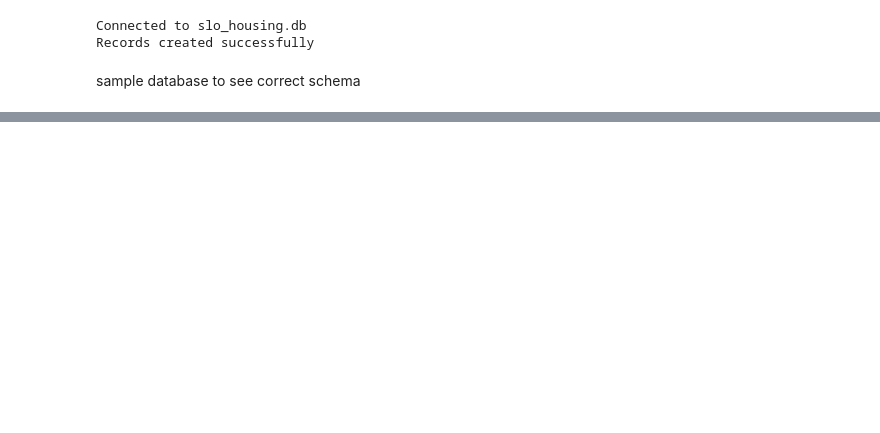
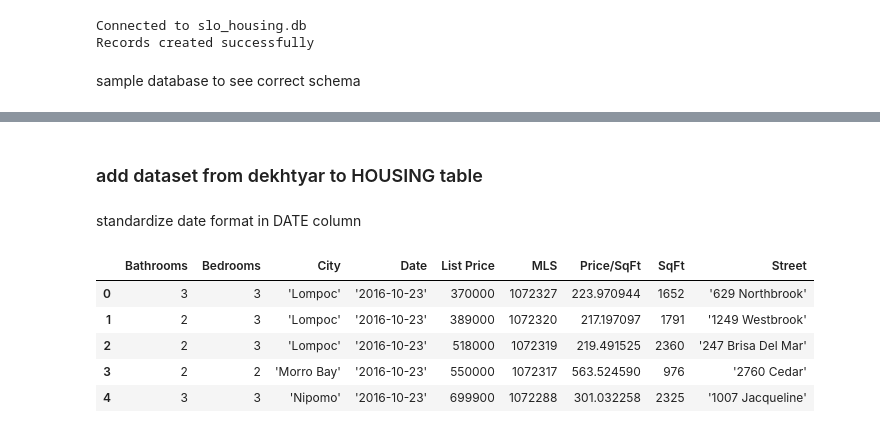
Before and after one commit to cgels/SLOHousingClassification, a Jupyter notebook: SLO Housing Scraper V2.0.ipynb, the cells around one changed output, grey strips where cells are left out. Drawn from its saved outputs; the diff is of its cells as text; code cells hidden in the pictures; blank space fills up the shorter version.

```diff
--- a/SLO Housing Scraper V2.0.ipynb
+++ b/SLO Housing Scraper V2.0.ipynb
@@ -135,0 +84,26 @@ slo_houses.select_row("select count(*) from houses h group by h.MLS_ID")
+# %% [markdown]
+### add dataset from dekhtyar to HOUSING table
+# %%
+master = pd.read_csv("data/HousingSLO-Master.csv")[["Bathrooms", "Bedrooms", "City", "Date", "List Price", "MLS", "Price/SqFt", "SqFt", "Street"]]
+# %% [markdown]
+standardize date format in DATE column
+# %%
+def parse_date(date):
+    if len(date.split()) > 1:
+        return get_date(date)
+    else:
+        chunked = date.split("/")
+        return sqlize_string( str(datetime.date(2016, int(chunked[0]), int(chunked[1]))) )
+# %%
+master.Date = master.Date.apply(parse_date)
+master.City = master.City.apply(sqlize_string)
+master.Street = master.Street.apply(sqlize_string)
+# %%
+master.head()
+# %% [output]
+|  | Bathrooms | Bedrooms | City | Date | List Price | MLS | Price/SqFt | SqFt | Street |
+| 0 | 3 | 3 | 'Lompoc' | '2016-10-23' | 370000 | 1072327 | 223.970944 | 1652 | '629 Northbrook' |
+| 1 | 2 | 3 | 'Lompoc' | '2016-10-23' | 389000 | 1072320 | 217.197097 | 1791 | '1249 Westbrook' |
+| 2 | 2 | 3 | 'Lompoc' | '2016-10-23' | 518000 | 1072319 | 219.491525 | 2360 | '247 Brisa Del Mar' |
+| 3 | 2 | 2 | 'Morro Bay' | '2016-10-23' | 550000 | 1072317 | 563.524590 | 976 | '2760 Cedar' |
+| 4 | 3 | 3 | 'Nipomo' | '2016-10-23' | 699900 | 1072288 | 301.032258 | 2325 | '1007 Jacqueline' |
```
Also changed, not shown: parts of 7 cells of this notebook, 4 other files.
